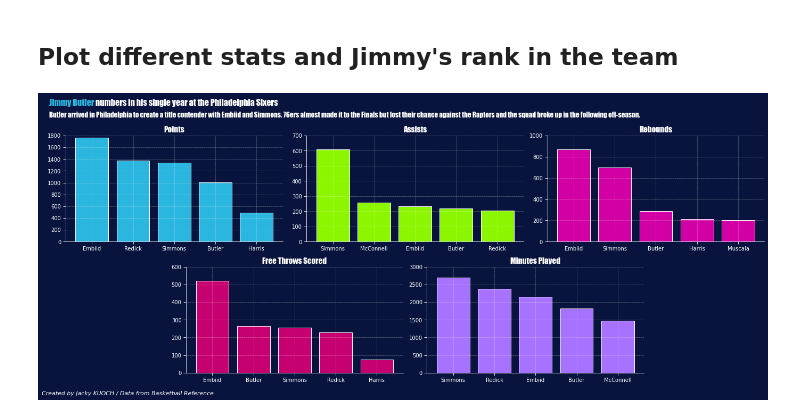
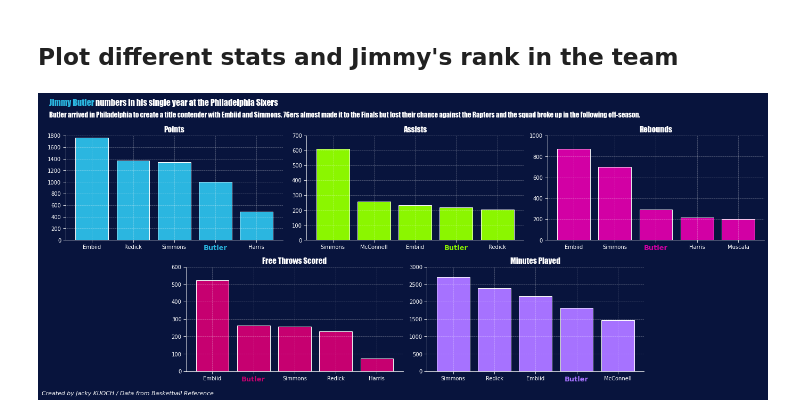
Before and after one commit to JackyKch/JimmyButler, a Jupyter notebook: coding/philly_importance.ipynb, the cells around one changed output. Drawn from its saved outputs; the diff is of its cells as text; code cells hidden in the pictures.

Commit message:
Create importance plot for JB in Philly

```diff
--- a/coding/philly_importance.ipynb
+++ b/coding/philly_importance.ipynb
@@ -116,32 +116,56 @@ ax5.spines['left'].set_color("w")
 
 ## Set ylimits
 ax1.set_ylim(0,1800)
 ax2.set_ylim(0,700)
 ax3.set_ylim(0,1000)
 ax4.set_ylim(0,600)
 ax5.set_ylim(0,3000)
 
 # Title and credits
 fig_text(0.01,1.08, s="<Jimmy Butler> numbers in his single year at the Philadelphia Sixers\n", highlight_textprops=[{"color": '#2bb6e0'}], fontsize = 16, fontweight = "bold", color = "w", **hfont)
 fig.text(0.01,1.01, "Butler arrived in Philadelphia to create a title contender with Embiid and Simmons. 76ers almost made it to the Finals but lost their chance against the Raptors and the squad broke up in the following off-season.", fontsize = 13, fontweight="light", color = "w", **hfont)
 fig.text(0, -0.025, "Created by Jacky KUOCH / Data from Basketball Reference",fontstyle="italic",fontsize=11, color="w")
 
 # Plot bar charts of stats
 ax1.bar(points['Player'], points['PTS'], zorder=0, color="#2bb6e0",edgecolor = 'w')
 ax2.bar(assists['Player'], assists['AST'], zorder=0, color="#8BF600",edgecolor = 'w')
 ax3.bar(rebounds['Player'], rebounds['TRB'], zorder=0, color="#D200A4",edgecolor = 'w')
 ax4.bar(freethrows['Player'], freethrows['FT'],zorder=0, color="#C60070",edgecolor = 'w')
 ax5.bar(minutes['Player'], minutes['MP'],zorder=0, color="#A672FF",edgecolor = 'w')
 
 # Axes Label
-## First plot
 ax1.set_title("Points", color="w", fontsize=15 , **hfont)
 ax2.set_title("Assists", color="w", fontsize=15 , **hfont)
 ax3.set_title("Rebounds", color="w", fontsize=15 , **hfont)
 ax4.set_title("Free Throws Scored", color="w", fontsize=15 , **hfont)
 ax5.set_title("Minutes Played", color="w", fontsize=15 , **hfont)
 
+#Highlight Jimmy's xticks for first plot
+ax1.get_xticklabels()[3].set_color("#2bb6e0")
+ax1.get_xticklabels()[3].set_fontsize(13)
+ax1.get_xticklabels()[3].set_weight("heavy")
+
+#Highlight Jimmy's xticks for second plot
+ax2.get_xticklabels()[3].set_color("#8BF600")
+ax2.get_xticklabels()[3].set_fontsize(13)
+ax2.get_xticklabels()[3].set_weight("heavy")
+
+#Highlight Jimmy's xticks for third plot
+ax3.get_xticklabels()[2].set_color("#D200A4")
+ax3.get_xticklabels()[2].set_fontsize(13)
+ax3.get_xticklabels()[2].set_weight("heavy")
+
+#Highlight Jimmy's xticks for fourth plot
+ax4.get_xticklabels()[1].set_color("#C60070")
+ax4.get_xticklabels()[1].set_fontsize(13)
+ax4.get_xticklabels()[1].set_weight("heavy")
+
+#Highlight Jimmy's xticks for fith plot
+ax5.get_xticklabels()[3].set_color("#A672FF")
+ax5.get_xticklabels()[3].set_fontsize(13)
+ax5.get_xticklabels()[3].set_weight("heavy")
+
 
 fig.tight_layout()
 # %% [output]
-[figure, old version]
+[figure, new version]
```
